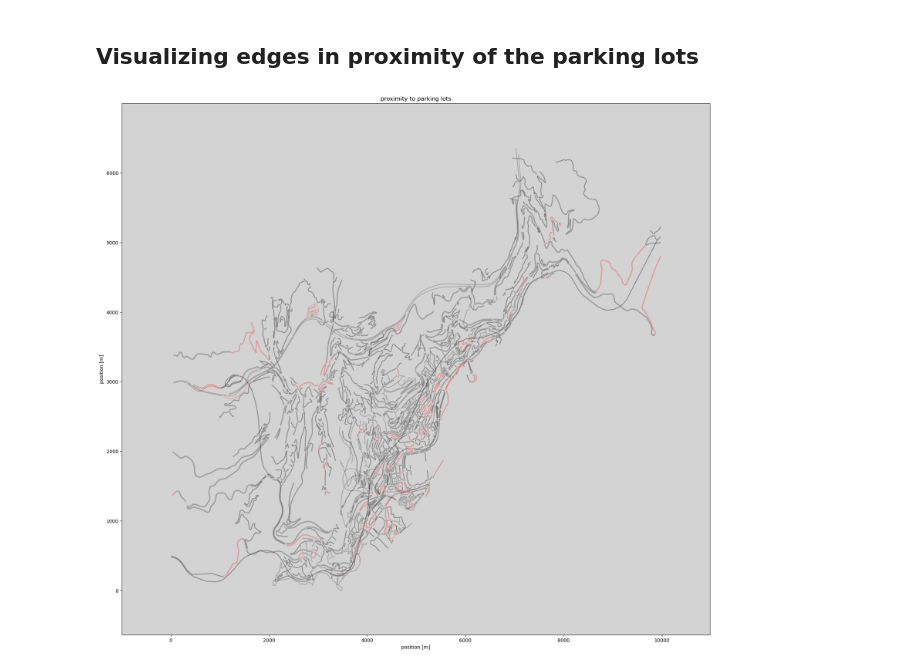
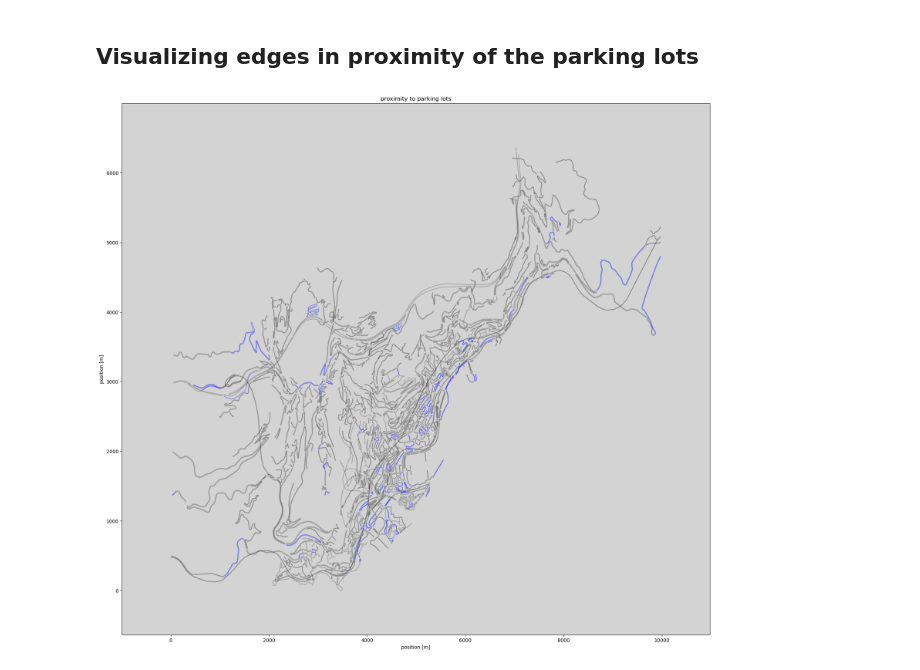
Before and after one commit to alelevente/sumo_sec, a Jupyter notebook: 03_src/05_visualization.ipynb, the cells around one changed output. Cells and saved outputs as stored; diff of their text form; code cells hidden in the pictures.

```diff
--- a/03_src/05_visualization.ipynb
+++ b/03_src/05_visualization.ipynb
@@ -122,8 +71,9 @@ for p in proximity:
 # %%
 net = sumolib.net.readNet("../build_inputs/MoSTScenario/scenario/in/most.net.xml")
 # %%
-fig, ax = plot_network_probs(net, None, idx_to_edge_map, title="proximity to parking lots",
-                             special_edges=proximity_encoded, alpha=0.2)
+fig, ax = utils.plot_network_probs(net, None, idx_to_edge_map, title="proximity to parking lots",
+                             special_edges=proximity_encoded,
+                             special_color=(0, 0.0, 1.0, 0.33))
 fig.show()
 # %% [output]
-[figure, old version]
+[figure, new version]
```
Also changed, not shown: parts of 4 cells of this notebook, 22 other files.
